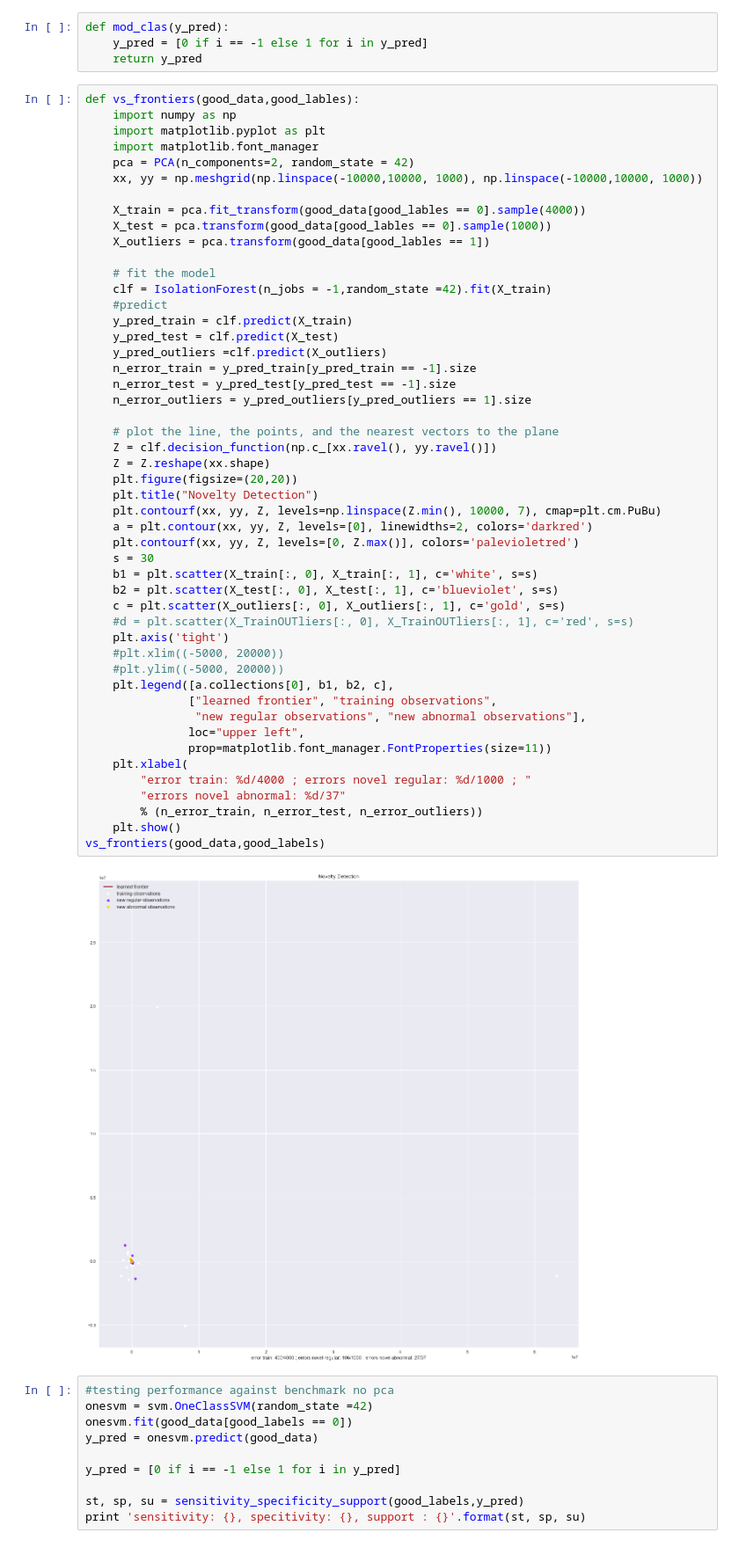
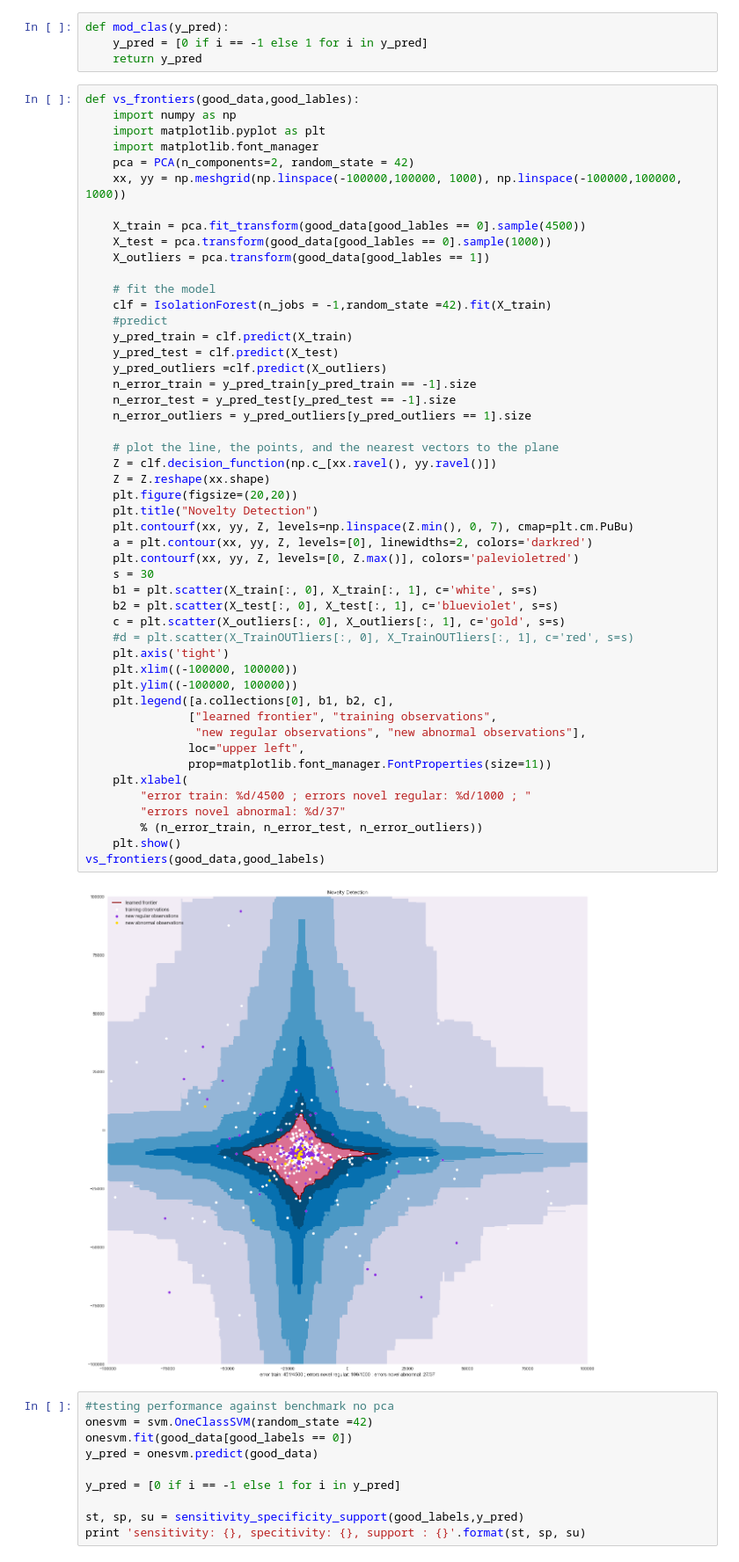
Before and after one commit to Drea1989/Kepler-discovery, a Jupyter notebook: capstone_project.ipynb, the cells around one changed output. Shown at 88% size. Saved outputs shown, nothing was run; the diff lists cells and outputs as text.

Commit message:
Feat: add data visualisation
added data visualisation for frontiers on one class classifiers

```diff
--- a/capstone_project.ipynb
+++ b/capstone_project.ipynb
@@ -186,9 +194,9 @@ def vs_frontiers(good_data,good_lables):
     import matplotlib.pyplot as plt
     import matplotlib.font_manager
     pca = PCA(n_components=2, random_state = 42)
-    xx, yy = np.meshgrid(np.linspace(-10000,10000, 1000), np.linspace(-10000,10000, 1000))
+    xx, yy = np.meshgrid(np.linspace(-100000,100000, 1000), np.linspace(-100000,100000, 1000))
 
-    X_train = pca.fit_transform(good_data[good_lables == 0].sample(4000))
+    X_train = pca.fit_transform(good_data[good_lables == 0].sample(4500))
     X_test = pca.transform(good_data[good_lables == 0].sample(1000))
     X_outliers = pca.transform(good_data[good_lables == 1])
 
@@ -199,38 +207,38 @@ def vs_frontiers(good_data,good_lables):
     y_pred_test = clf.predict(X_test)
     y_pred_outliers =clf.predict(X_outliers)
     n_error_train = y_pred_train[y_pred_train == -1].size
     n_error_test = y_pred_test[y_pred_test == -1].size
     n_error_outliers = y_pred_outliers[y_pred_outliers == 1].size
 
     # plot the line, the points, and the nearest vectors to the plane
     Z = clf.decision_function(np.c_[xx.ravel(), yy.ravel()])
     Z = Z.reshape(xx.shape)
     plt.figure(figsize=(20,20))
     plt.title("Novelty Detection")
-    plt.contourf(xx, yy, Z, levels=np.linspace(Z.min(), 10000, 7), cmap=plt.cm.PuBu)
+    plt.contourf(xx, yy, Z, levels=np.linspace(Z.min(), 0, 7), cmap=plt.cm.PuBu)
     a = plt.contour(xx, yy, Z, levels=[0], linewidths=2, colors='darkred')
     plt.contourf(xx, yy, Z, levels=[0, Z.max()], colors='palevioletred')
     s = 30
     b1 = plt.scatter(X_train[:, 0], X_train[:, 1], c='white', s=s)
     b2 = plt.scatter(X_test[:, 0], X_test[:, 1], c='blueviolet', s=s)
     c = plt.scatter(X_outliers[:, 0], X_outliers[:, 1], c='gold', s=s)
     #d = plt.scatter(X_TrainOUTliers[:, 0], X_TrainOUTliers[:, 1], c='red', s=s)
     plt.axis('tight')
-    #plt.xlim((-5000, 20000))
-    #plt.ylim((-5000, 20000))
+    plt.xlim((-100000, 100000))
+    plt.ylim((-100000, 100000))
     plt.legend([a.collections[0], b1, b2, c],
                ["learned frontier", "training observations",
                 "new regular observations", "new abnormal observations"],
                loc="upper left",
                prop=matplotlib.font_manager.FontProperties(size=11))
     plt.xlabel(
-        "error train: %d/4000 ; errors novel regular: %d/1000 ; "
+        "error train: %d/4500 ; errors novel regular: %d/1000 ; "
         "errors novel abnormal: %d/37"
         % (n_error_train, n_error_test, n_error_outliers))
     plt.show()
 vs_frontiers(good_data,good_labels)
 # %% [output]
-[figure, old version]
+[figure, new version]
 # %%
 #testing performance against benchmark no pca
 onesvm = svm.OneClassSVM(random_state =42)
```
Also changed, not shown: parts of 3 cells of this notebook.
